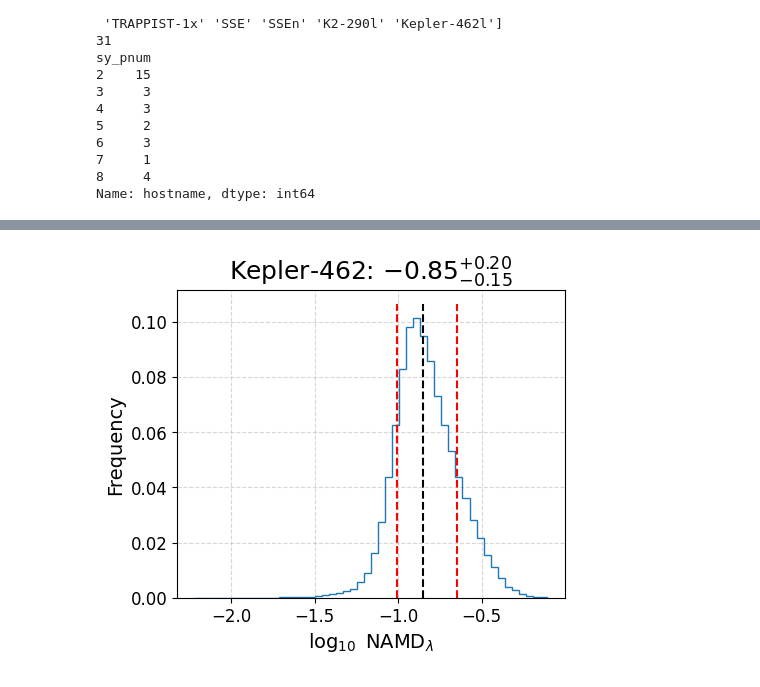
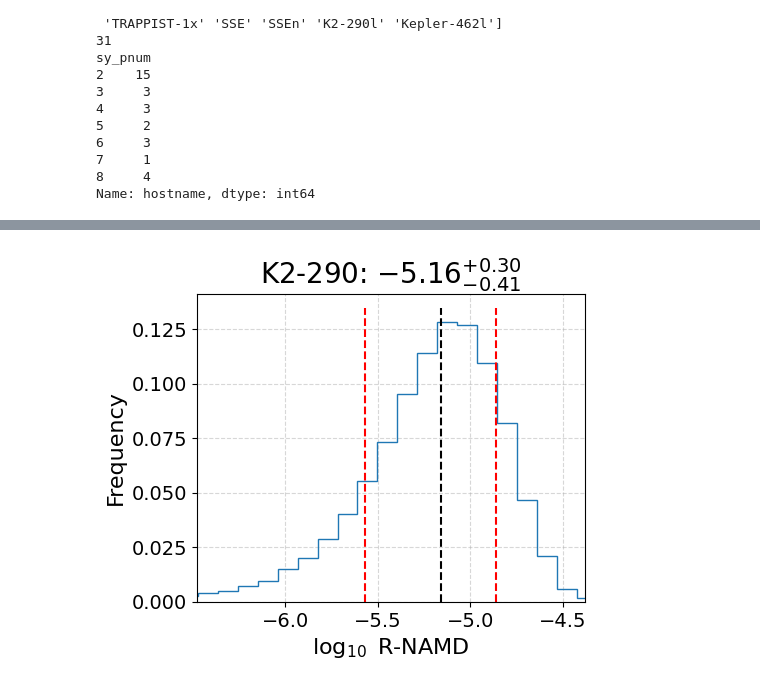
Before and after one commit to abocchieri/ExoNAMD, a Jupyter notebook: notebook/paper_fig3-5.ipynb, the cells around one changed output, grey strips where cells are left out. Saved outputs shown, nothing was run; the diff lists cells and outputs as text; code cells hidden in the pictures.

```diff
--- a/notebook/paper_fig3-5.ipynb
+++ b/notebook/paper_fig3-5.ipynb
@@ -112,39 +109,69 @@ df_namd = calc_namd(
 # hostname = "K2-290"
 # hostname = "K2-290l"
 # hostname = "Kepler-462"
-hostname = "Kepler-462l"
-kind = "abs"
+# hostname = "Kepler-462l"
+# kind = "abs"
 # kind = "rel"
+
+
+cases = [
+    ("K2-290", "K2-290", "rel", rf"R-NAMD", "K2-290_rel", (1.0, 99.9)),
+    ("K2-290l", "K2-290", "abs", rf"$\lambda$-NAMD", "K2-290_lam", (1.0, 99.9)),
+    ("K2-290", "K2-290", "abs", rf"A-NAMD", "K2-290_abs", (1.0, 99.9)),
+    ("Kepler-462", "Kepler-462", "rel", rf"R-NAMD", "Kepler-462_rel", (1.0, 99.9)),
+    (
+        "Kepler-462l",
+        "Kepler-462",
+        "abs",
+        rf"$\lambda$-NAMD",
+        "Kepler-462_lam",
+        (1.0, 99.9),
+    ),
+    ("Kepler-462", "Kepler-462", "abs", rf"A-NAMD", "Kepler-462_abs", (1.0, 99.9)),
+]
+
 Npt = int(1e5)
 threshold = 100
+scale = "log"  # "linear" or "log"
 
-logger.info(f"Selecting the host: {hostname}")
-host = df_namd[df_namd["hostname"] == hostname]
-logger.info("Host selected")
+for case in cases:
+    hostname, star, kind, xlabel, plot_name, xlim = case
 
-logger.info("Computing the Monte Carlo relative NAMD")
-retval = solve_namd_mc(
-    host=host,
-    kind=f"{kind}",
-    Npt=Npt,
-    threshold=threshold,
-    full=True,
-    use_trunc_normal=True,
-)
-logger.info("Values computed")
+    logger.info(f"Selecting the host: {hostname}")
+    host = df_namd[df_namd["hostname"] == hostname]
+    logger.info("Host selected")
 
-# Task 2: plot the NAMD for a given host
-logger.info("Plotting the relative NAMD distribution")
-simple_plot(
-    df=retval,
-    kind=f"{kind}",
-    # title=hostname,
-    title=hostname[:-1],
-    which="namd",
-    scale="log",
-    xlabel=rf"NAMD$_\lambda$",
-    out_path="/home/ariel/andrea.bocchieri/DATA/ExoNAMD/notebook/plots/Kepler-462_lambda_paper.pdf",
-    figsize=(5, 4),
-)
-logger.info("Plot done")
+    logger.info("Computing the Monte Carlo relative NAMD")
+    retval = solve_namd_mc(
+        host=host,
+        kind=f"{kind}",
+        Npt=Npt,
+        threshold=threshold,
+        full=True,
+        use_trunc_normal=True,
+    )
+    logger.info("Values computed")
+
+    mc_values = (
+        np.log10(retval[f"namd_{kind}_mc"])
+        if scale == "log"
+        else retval[f"namd_{kind}_mc"]
+    )
+    xlim = np.percentile(mc_values, xlim)
+
+    # Task 2: plot the NAMD for a given host
+    logger.info("Plotting the relative NAMD distribution")
+    simple_plot(
+        df=retval,
+        kind=f"{kind}",
+        # title=hostname,
+        title=star,
+        which="namd",
+        scale=scale,
+        xlabel=xlabel,
+        out_path=f"/home/ariel/andrea.bocchieri/DATA/ExoNAMD/notebook/plots/{plot_name}_paper.pdf",
+        figsize=(5, 4),
+        xlim=xlim,
+    )
+    logger.info("Plot done")
 # %% [output]
@@ -156 +183 @@ logger.info("Plot done")
-[figure, old version]
+[figure, new version]
```
Also changed, not shown: parts of 4 cells of this notebook, 6 other files.
